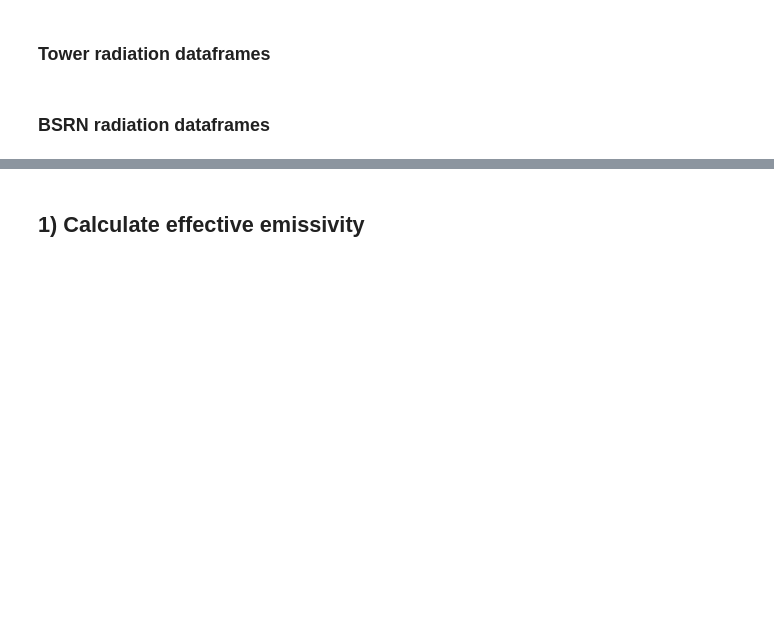
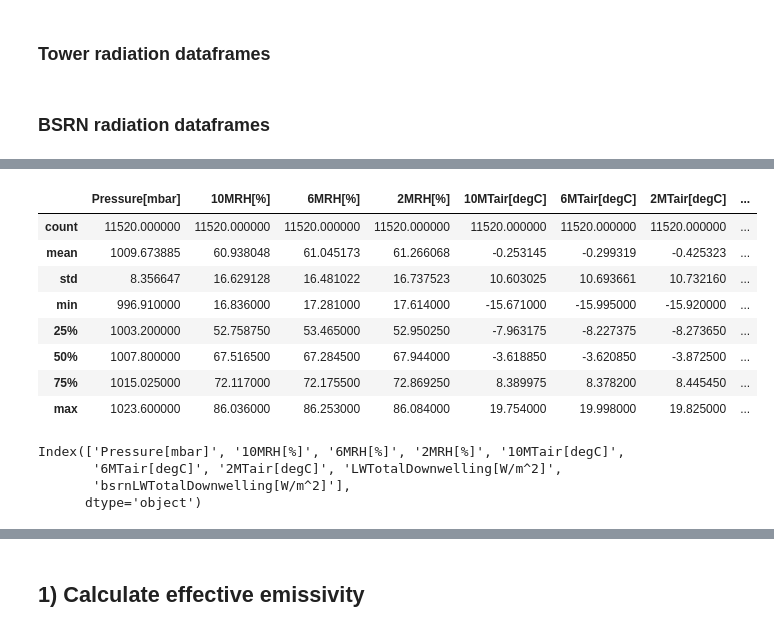
Before and after one commit to JMKniss/arctic-cloud, a Jupyter notebook: notebooks/eureka-brunt-script.ipynb, the cells around one changed output, grey strips where cells are left out. Drawn from its saved outputs; the diff is of its cells as text; code cells hidden in the pictures; blank space fills up the shorter version.

```diff
--- a/notebooks/eureka-brunt-script.ipynb
+++ b/notebooks/eureka-brunt-script.ipynb
@@ -86,7 +92,10 @@ for filename in os.listdir(bsrnrad_path):
         # Rename the dataframe when more data is imported
 
         df = df.astype('float')
-        df = df[df['HourMin'] != 2400] # Filter out invalid HourMin values
+        condition = df['HourMin'] == 2400
+        df.loc[condition, 'JulianDay'] += 1
+        df.loc[condition, 'HourMin'] = 0000
+        #df = df[df['HourMin'] != 2400] # Filter out invalid HourMin values
         bsrnrad_dfs.append(df)
 # %% [markdown]
 ## Sort and concatenate lists of dataframes
@@ -201,0 +205,7 @@ bsrnrad_df.set_index('Datetime', inplace=True)
+# %%
+towermet_df_select = towermet_df[['Pressure[mbar]', '10MRH[%]', '6MRH[%]', '2MRH[%]', '10MTair[degC]', '6MTair[degC]', '2MTair[degC]']]
+towerrad_df_select = towerrad_df[['LWTotalDownwelling[W/m^2]']]
+bsrnrad_df_select = bsrnrad_df[['LWTotalDownwelling[W/m^2]']].copy()
+bsrnrad_df_select.rename(columns={'LWTotalDownwelling[W/m^2]': 'bsrnLWTotalDownwelling[W/m^2]'}, inplace=True)
+
+target_df = towermet_df_select.join(towerrad_df_select, how='outer').join(bsrnrad_df_select, how='outer')
@@ -201,0 +222,19 @@ bsrnrad_df.set_index('Datetime', inplace=True)
+# %%
+target_df.describe()
+# %% [output]
+|  | Pressure[mbar] | 10MRH[%] | 6MRH[%] | 2MRH[%] | 10MTair[degC] | 6MTair[degC] | 2MTair[degC] | ... |
+| count | 11520.000000 | 11520.000000 | 11520.000000 | 11520.000000 | 11520.000000 | 11520.000000 | 11520.000000 | ... |
+| mean | 1009.673885 | 60.938048 | 61.045173 | 61.266068 | -0.253145 | -0.299319 | -0.425323 | ... |
+| std | 8.356647 | 16.629128 | 16.481022 | 16.737523 | 10.603025 | 10.693661 | 10.732160 | ... |
+| min | 996.910000 | 16.836000 | 17.281000 | 17.614000 | -15.671000 | -15.995000 | -15.920000 | ... |
+| 25% | 1003.200000 | 52.758750 | 53.465000 | 52.950250 | -7.963175 | -8.227375 | -8.273650 | ... |
+| 50% | 1007.800000 | 67.516500 | 67.284500 | 67.944000 | -3.618850 | -3.620850 | -3.872500 | ... |
+| 75% | 1015.025000 | 72.117000 | 72.175500 | 72.869250 | 8.389975 | 8.378200 | 8.445450 | ... |
+| max | 1023.600000 | 86.036000 | 86.253000 | 86.084000 | 19.754000 | 19.998000 | 19.825000 | ... |
+# %%
+target_df.columns
+# %% [output]
+Index(['Pressure[mbar]', '10MRH[%]', '6MRH[%]', '2MRH[%]', '10MTair[degC]',
+       '6MTair[degC]', '2MTair[degC]', 'LWTotalDownwelling[W/m^2]',
+       'bsrnLWTotalDownwelling[W/m^2]'],
+      dtype='object')
```
Also changed, not shown: parts of 12 cells of this notebook, 10 other files.
